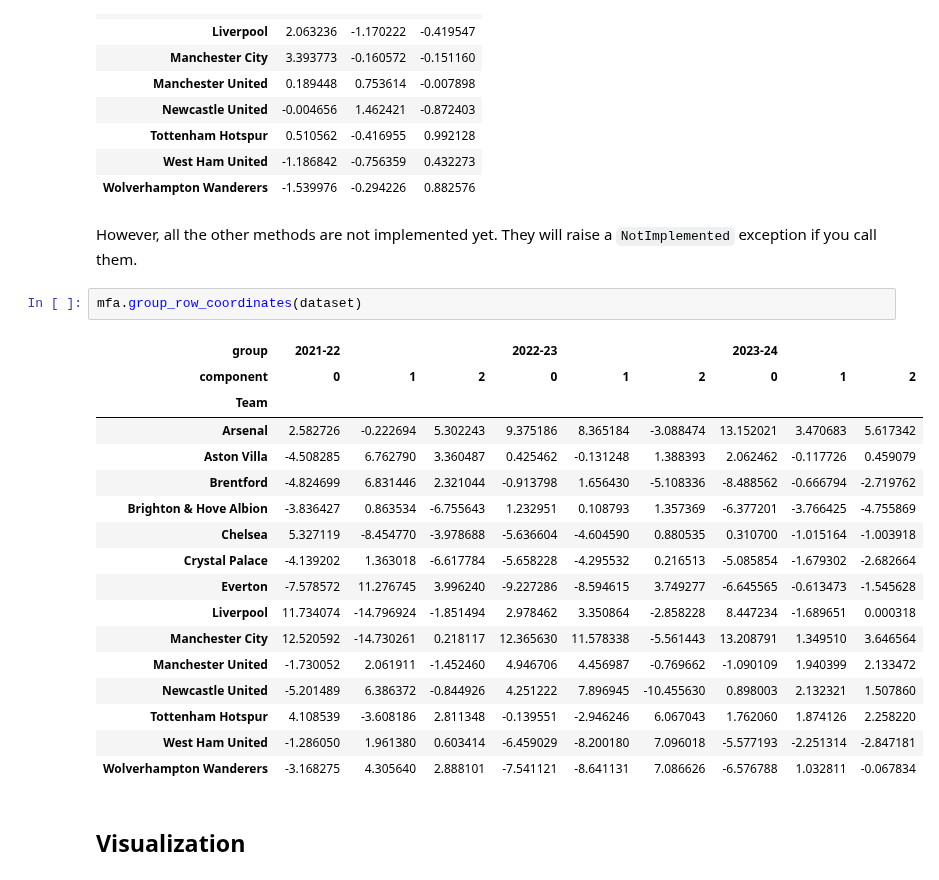
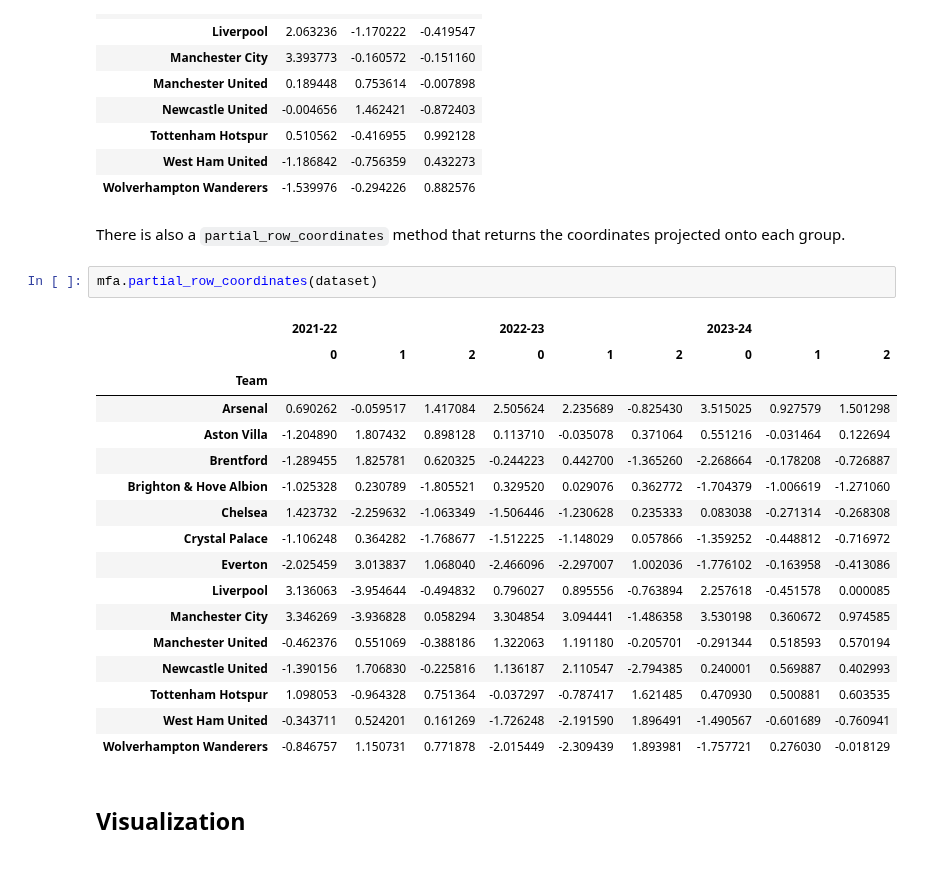
Before and after one commit to MaxHalford/prince, a Jupyter notebook: docs/content/mfa.ipynb, the cells around one changed output. Cells and saved outputs as stored; diff of their text form.

Commit message:
partial_row_coordinates

```diff
--- a/docs/content/mfa.ipynb
+++ b/docs/content/mfa.ipynb
@@ -109,28 +112,28 @@ mfa.row_coordinates(dataset)
 | Tottenham Hotspur | 0.510562 | -0.416955 | 0.992128 |
 | West Ham United | -1.186842 | -0.756359 | 0.432273 |
 | Wolverhampton Wanderers | -1.539976 | -0.294226 | 0.882576 |
-# %% [markdown]
-However, all the other methods are not implemented yet. They will raise a `NotImplemented` exception if you call them.
+# %% [markdown]
+There is also a `partial_row_coordinates` method that returns the coordinates projected onto each group.
 # %%
-mfa.group_row_coordinates(dataset)
+mfa.partial_row_coordinates(dataset)
 # %% [output]
-| group | 2021-22 |  |  | 2022-23 |  |  | 2023-24 |  |  |
-| component | 0 | 1 | 2 | 0 | 1 | 2 | 0 | 1 | 2 |
+|  | 2021-22 |  |  | 2022-23 |  |  | 2023-24 |  |  |
+|  | 0 | 1 | 2 | 0 | 1 | 2 | 0 | 1 | 2 |
 | Team |  |  |  |  |  |  |  |  |  |
-| Arsenal | 2.582726 | -0.222694 | 5.302243 | 9.375186 | 8.365184 | -3.088474 | 13.152021 | 3.470683 | 5.617342 |
-| Aston Villa | -4.508285 | 6.762790 | 3.360487 | 0.425462 | -0.131248 | 1.388393 | 2.062462 | -0.117726 | 0.459079 |
-| Brentford | -4.824699 | 6.831446 | 2.321044 | -0.913798 | 1.656430 | -5.108336 | -8.488562 | -0.666794 | -2.719762 |
-| Brighton & Hove Albion | -3.836427 | 0.863534 | -6.755643 | 1.232951 | 0.108793 | 1.357369 | -6.377201 | -3.766425 | -4.755869 |
-| Chelsea | 5.327119 | -8.454770 | -3.978688 | -5.636604 | -4.604590 | 0.880535 | 0.310700 | -1.015164 | -1.003918 |
-| Crystal Palace | -4.139202 | 1.363018 | -6.617784 | -5.658228 | -4.295532 | 0.216513 | -5.085854 | -1.679302 | -2.682664 |
-| Everton | -7.578572 | 11.276745 | 3.996240 | -9.227286 | -8.594615 | 3.749277 | -6.645565 | -0.613473 | -1.545628 |
-| Liverpool | 11.734074 | -14.796924 | -1.851494 | 2.978462 | 3.350864 | -2.858228 | 8.447234 | -1.689651 | 0.000318 |
-| Manchester City | 12.520592 | -14.730261 | 0.218117 | 12.365630 | 11.578338 | -5.561443 | 13.208791 | 1.349510 | 3.646564 |
-| Manchester United | -1.730052 | 2.061911 | -1.452460 | 4.946706 | 4.456987 | -0.769662 | -1.090109 | 1.940399 | 2.133472 |
-| Newcastle United | -5.201489 | 6.386372 | -0.844926 | 4.251222 | 7.896945 | -10.455630 | 0.898003 | 2.132321 | 1.507860 |
-| Tottenham Hotspur | 4.108539 | -3.608186 | 2.811348 | -0.139551 | -2.946246 | 6.067043 | 1.762060 | 1.874126 | 2.258220 |
-| West Ham United | -1.286050 | 1.961380 | 0.603414 | -6.459029 | -8.200180 | 7.096018 | -5.577193 | -2.251314 | -2.847181 |
-| Wolverhampton Wanderers | -3.168275 | 4.305640 | 2.888101 | -7.541121 | -8.641131 | 7.086626 | -6.576788 | 1.032811 | -0.067834 |
+| Arsenal | 0.690262 | -0.059517 | 1.417084 | 2.505624 | 2.235689 | -0.825430 | 3.515025 | 0.927579 | 1.501298 |
+| Aston Villa | -1.204890 | 1.807432 | 0.898128 | 0.113710 | -0.035078 | 0.371064 | 0.551216 | -0.031464 | 0.122694 |
+| Brentford | -1.289455 | 1.825781 | 0.620325 | -0.244223 | 0.442700 | -1.365260 | -2.268664 | -0.178208 | -0.726887 |
+| Brighton & Hove Albion | -1.025328 | 0.230789 | -1.805521 | 0.329520 | 0.029076 | 0.362772 | -1.704379 | -1.006619 | -1.271060 |
+| Chelsea | 1.423732 | -2.259632 | -1.063349 | -1.506446 | -1.230628 | 0.235333 | 0.083038 | -0.271314 | -0.268308 |
+| Crystal Palace | -1.106248 | 0.364282 | -1.768677 | -1.512225 | -1.148029 | 0.057866 | -1.359252 | -0.448812 | -0.716972 |
+| Everton | -2.025459 | 3.013837 | 1.068040 | -2.466096 | -2.297007 | 1.002036 | -1.776102 | -0.163958 | -0.413086 |
+| Liverpool | 3.136063 | -3.954644 | -0.494832 | 0.796027 | 0.895556 | -0.763894 | 2.257618 | -0.451578 | 0.000085 |
+| Manchester City | 3.346269 | -3.936828 | 0.058294 | 3.304854 | 3.094441 | -1.486358 | 3.530198 | 0.360672 | 0.974585 |
+| Manchester United | -0.462376 | 0.551069 | -0.388186 | 1.322063 | 1.191180 | -0.205701 | -0.291344 | 0.518593 | 0.570194 |
+| Newcastle United | -1.390156 | 1.706830 | -0.225816 | 1.136187 | 2.110547 | -2.794385 | 0.240001 | 0.569887 | 0.402993 |
+| Tottenham Hotspur | 1.098053 | -0.964328 | 0.751364 | -0.037297 | -0.787417 | 1.621485 | 0.470930 | 0.500881 | 0.603535 |
+| West Ham United | -0.343711 | 0.524201 | 0.161269 | -1.726248 | -2.191590 | 1.896491 | -1.490567 | -0.601689 | -0.760941 |
+| Wolverhampton Wanderers | -0.846757 | 1.150731 | 0.771878 | -2.015449 | -2.309439 | 1.893981 | -1.757721 | 0.276030 | -0.018129 |
 # %% [markdown]
 ## Visualization
 # %%
```
Also changed, not shown: parts of 4 cells of this notebook, 3 other files.
